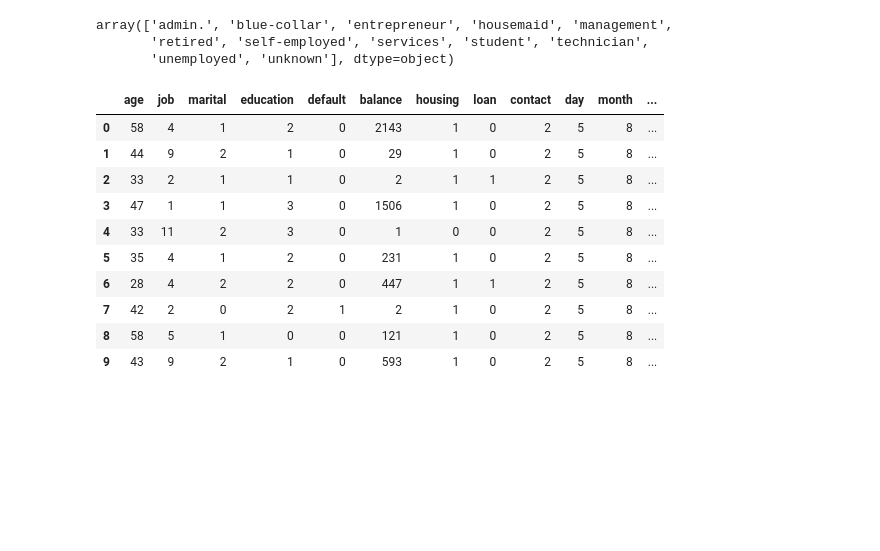
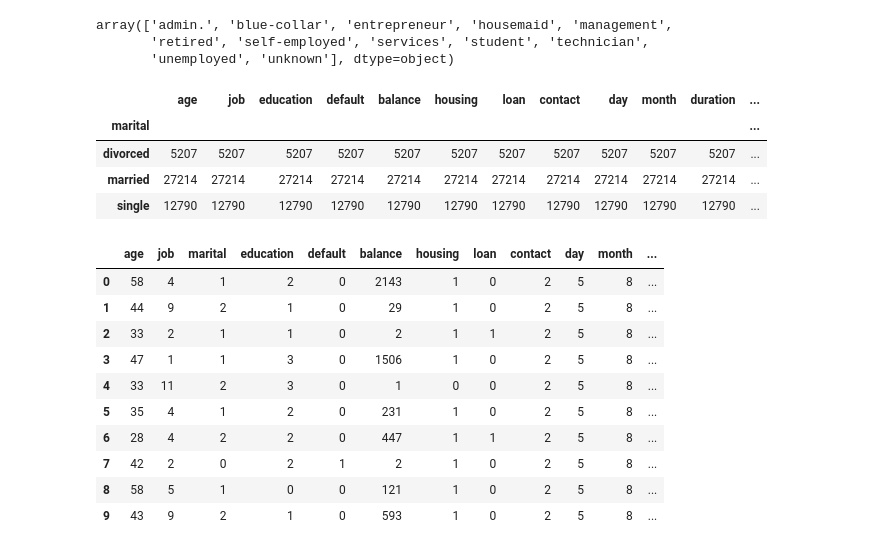
Before and after one commit to dhanishgb/DhanishtaBabooramHackathon1-143, a Jupyter notebook: DatasetAnalysis.ipynb, the cells around one changed output. Drawn from its saved outputs; the diff is of its cells as text; code cells hidden in the pictures; blank space fills up the shorter version.

```diff
--- a/DatasetAnalysis.ipynb
+++ b/DatasetAnalysis.ipynb
@@ -138,3 +138,12 @@ job_encoder.classes_ #represents position of the job category in the array
 array(['admin.', 'blue-collar', 'entrepreneur', 'housemaid', 'management',
        'retired', 'self-employed', 'services', 'student', 'technician',
        'unemployed', 'unknown'], dtype=object)
+# %%
+campaign_by_marital=df.groupby('marital').count()
+campaign_by_marital
+# %% [output]
+|  | age | job | education | default | balance | housing | loan | contact | day | month | duration | ... |
+| marital |  |  |  |  |  |  |  |  |  |  |  | ... |
+| divorced | 5207 | 5207 | 5207 | 5207 | 5207 | 5207 | 5207 | 5207 | 5207 | 5207 | 5207 | ... |
+| married | 27214 | 27214 | 27214 | 27214 | 27214 | 27214 | 27214 | 27214 | 27214 | 27214 | 27214 | ... |
+| single | 12790 | 12790 | 12790 | 12790 | 12790 | 12790 | 12790 | 12790 | 12790 | 12790 | 12790 | ... |
```
Also changed, not shown: parts of 2 cells of this notebook.
